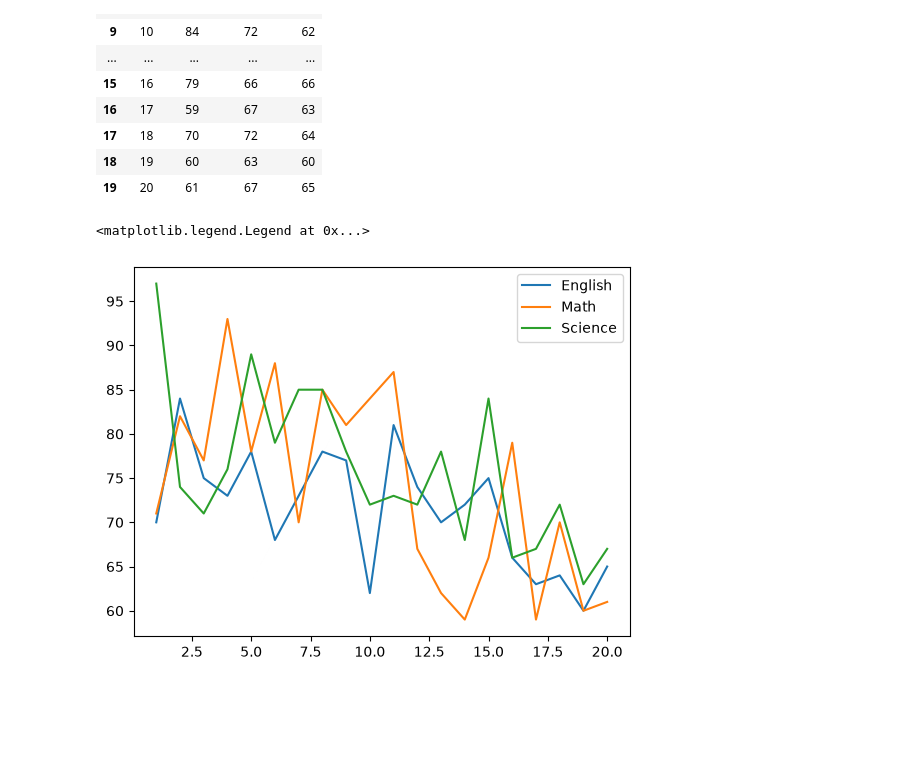
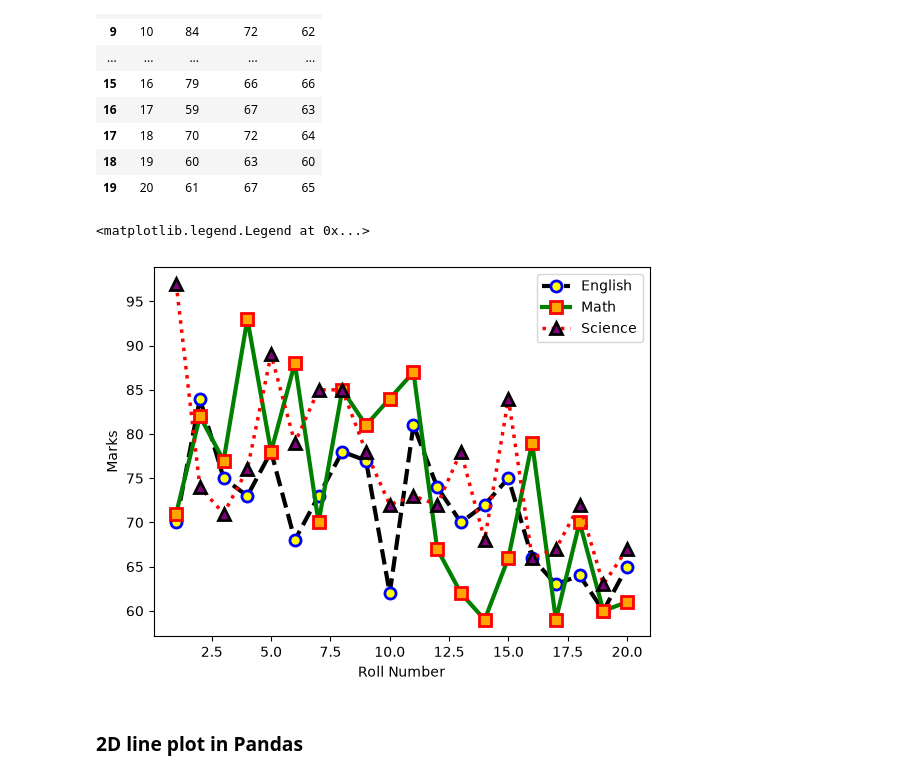
Before and after one commit to TanvirSdq/guide, a Jupyter notebook: Python/Matplotlib/M-15.ipynb, the cells around one changed output. Saved outputs shown, nothing was run; the diff lists cells and outputs as text; code cells hidden in the pictures; blank space fills up the shorter version.

```diff
--- a/Python/Matplotlib/M-15.ipynb
+++ b/Python/Matplotlib/M-15.ipynb
@@ -55,11 +55,15 @@ df
 | 18 | 19 | 60 | 63 | 60 |
 | 19 | 20 | 61 | 67 | 65 |
 # %%
-plt.plot(df['Roll'], df['English'], label='English')
-plt.plot(df['Roll'], df['Math'], label='Math')
-plt.plot(df['Roll'], df['Science'], label='Science')
+plt.plot(df['Roll'], df['English'], label='English', color='black', linewidth=3, linestyle='--', marker='o', markersize=8, markerfacecolor='yellow', markeredgewidth=2, markeredgecolor='blue')
+plt.plot(df['Roll'], df['Math'], label='Math', color='green', linewidth=3, linestyle='-', marker='s', markersize=8, markerfacecolor='orange', markeredgewidth=2, markeredgecolor='red')
+plt.plot(df['Roll'], df['Science'], label='Science', color='red', linewidth=2.5, linestyle=':', marker='^', markersize=8, markerfacecolor='purple', markeredgewidth=2, markeredgecolor='black')
+plt.xlabel('Roll Number')
+plt.ylabel('Marks')
 
 plt.legend() #loc = 'upper left' or 'lower right' or 'best'
 # %% [output]
 <matplotlib.legend.Legend at 0x...>
-[figure, old version]
+[figure, new version]
+# %% [markdown]
+### 2D line plot in Pandas
```
Also changed, not shown: parts of 20 cells of this notebook, 4 other files.
